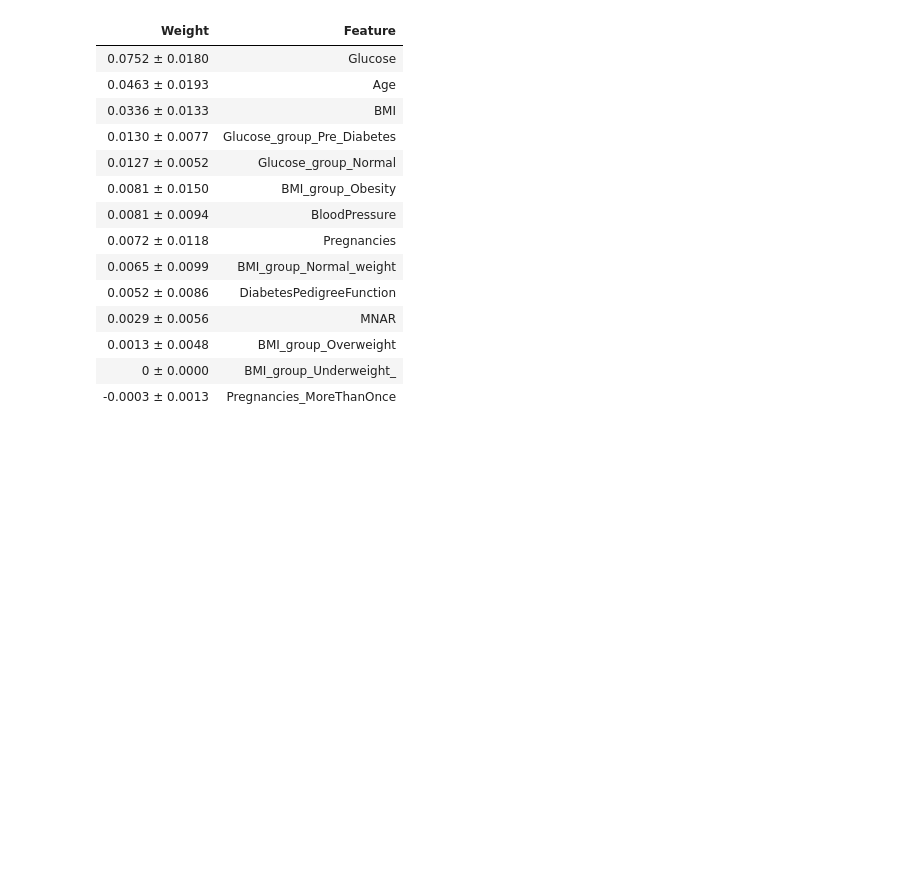
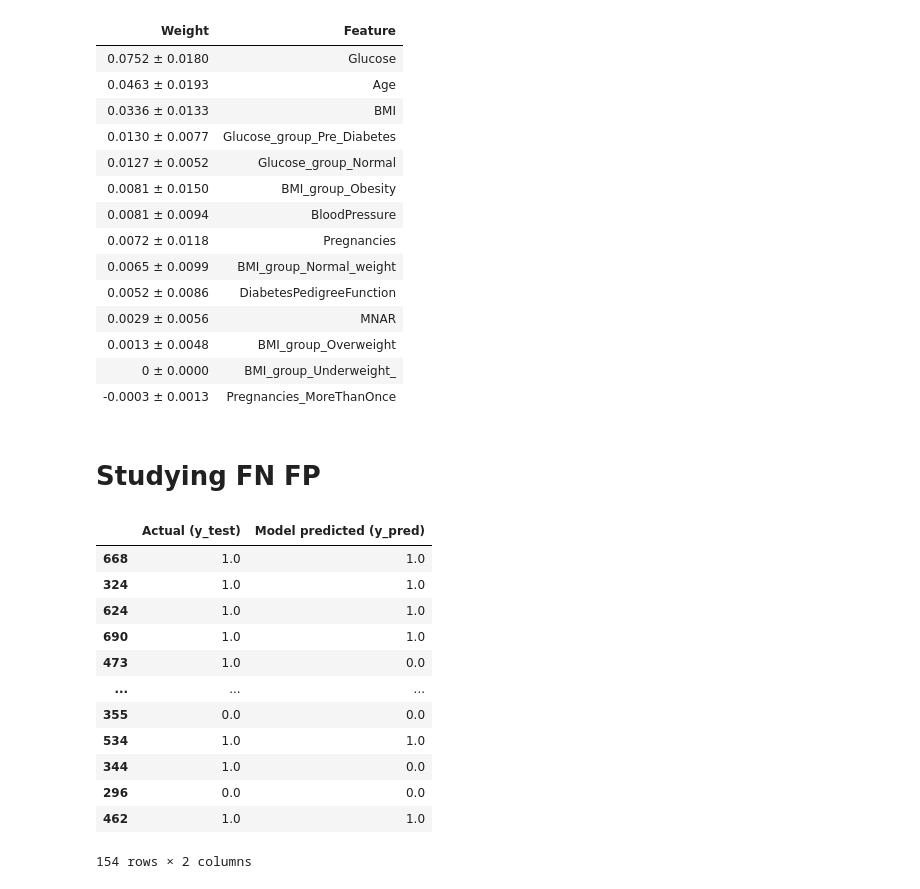
Before and after one commit to yukaberry/portfolio_forecasting_diabetes, a Jupyter notebook: notebooks/modeling_turning.ipynb, the cells around one changed output. Cells and saved outputs as stored; diff of their text form; code cells hidden in the pictures; blank space fills up the shorter version.

```diff
--- a/notebooks/modeling_turning_notebook.ipynb
+++ b/notebooks/modeling_turning.ipynb
@@ -475,3 +492,22 @@ eli5.show_weights(perm, feature_names = X_train.columns.tolist(),top=20)
 | 0.0013 ± 0.0048 | BMI_group_Overweight |
 | 0 ± 0.0000 | BMI_group_Underweight_ |
 | -0.0003 ± 0.0013 | Pregnancies_MoreThanOnce |
+# %% [markdown]
+# Studying FN FP
+# %%
+FN_FP = pd.DataFrame({'Actual (y_test)': y_test.iloc[:,0], 'Model predicted (y_pred)': y_pred})
+FN_FP
+# %% [output]
+|  | Actual (y_test) | Model predicted (y_pred) |
+| 668 | 1.0 | 1.0 |
+| 324 | 1.0 | 1.0 |
+| 624 | 1.0 | 1.0 |
+| 690 | 1.0 | 1.0 |
+| 473 | 1.0 | 0.0 |
+| ... | ... | ... |
+| 355 | 0.0 | 0.0 |
+| 534 | 1.0 | 1.0 |
+| 344 | 1.0 | 0.0 |
+| 296 | 0.0 | 0.0 |
+| 462 | 1.0 | 1.0 |
+154 rows × 2 columns
```
Also changed, not shown: parts of 8 cells of this notebook, 4 other files.
